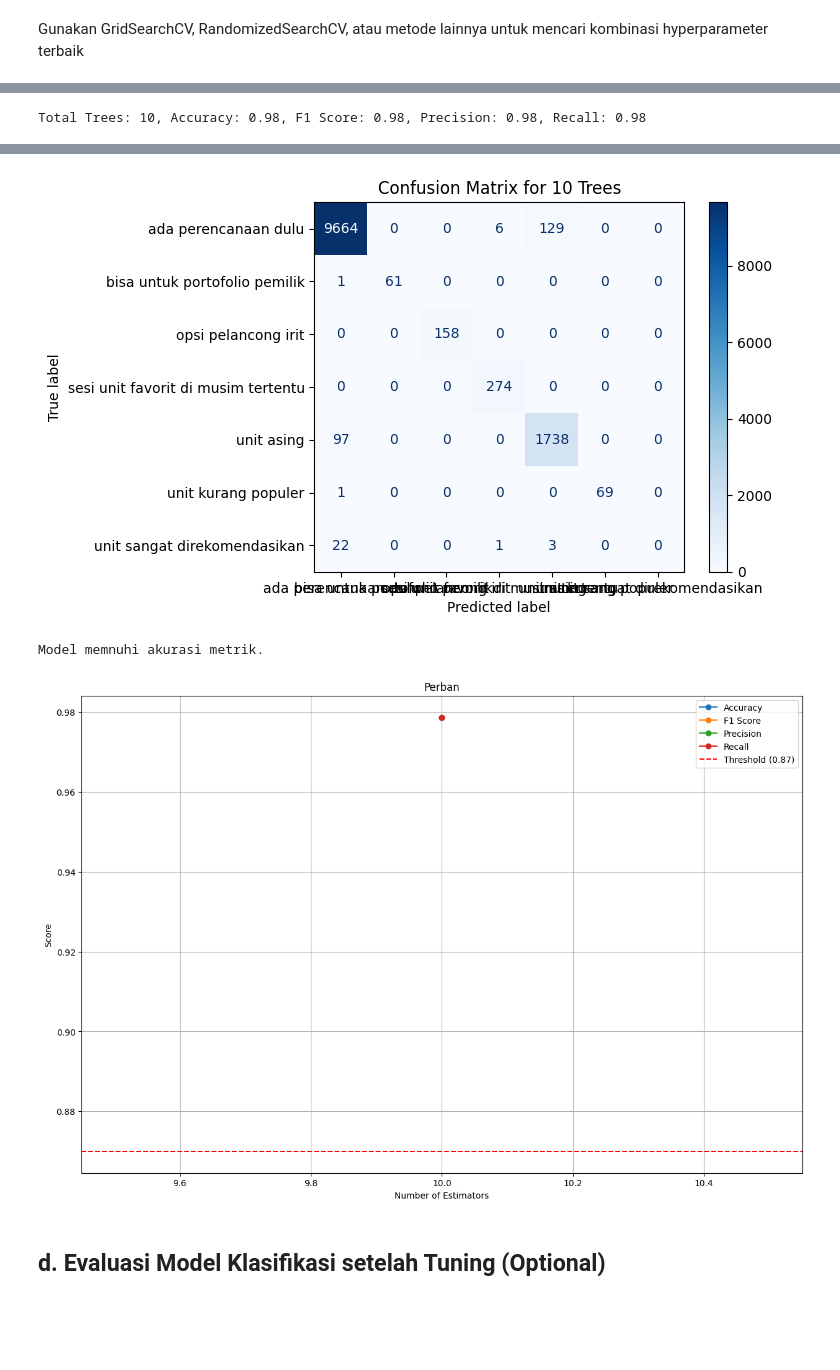
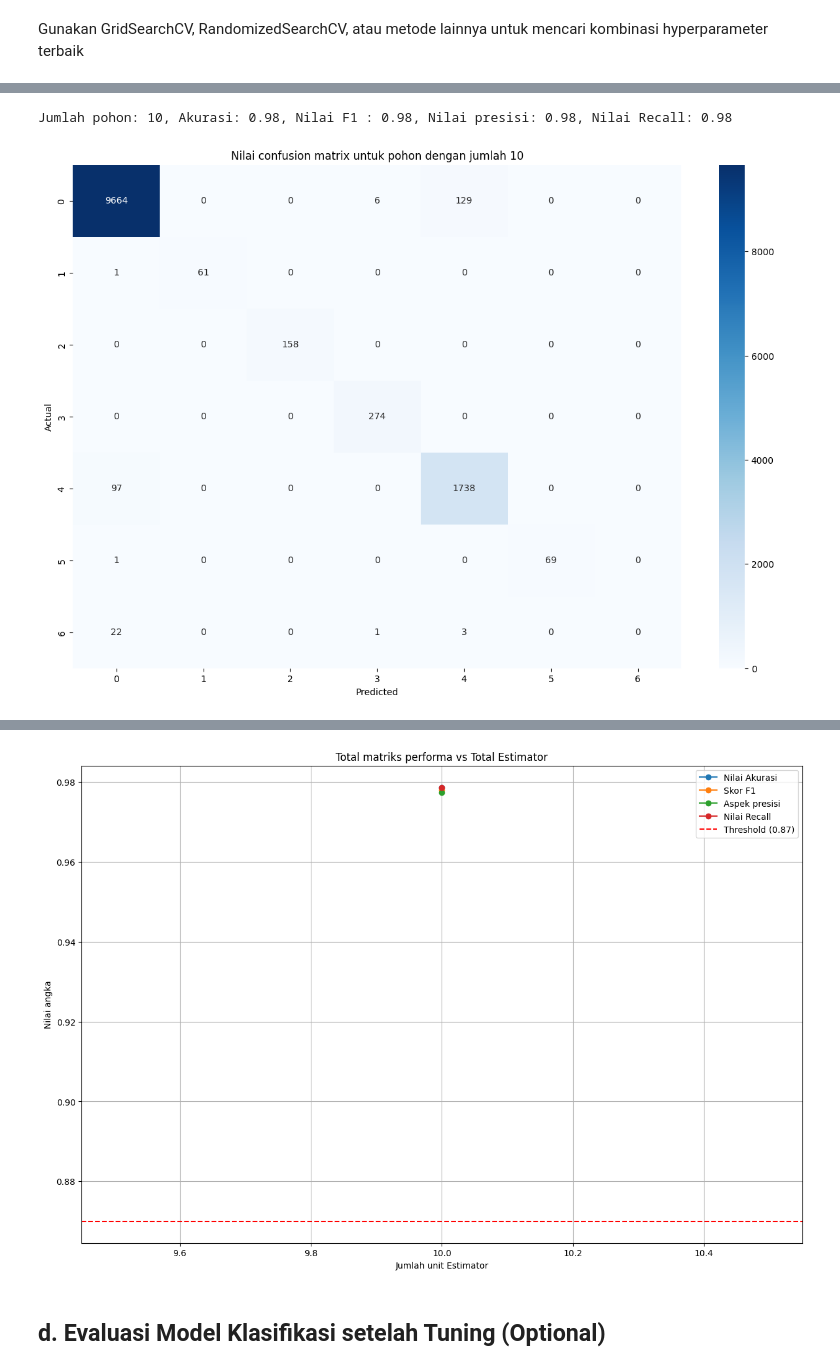
Before and after one commit to DGkurnia/cnkproject, a Jupyter notebook: BMLP_Derfansyah_Guswiranata_Kurnia_klasifikasi.ipynb, the cells around one changed output, grey strips where cells are left out. Cells and saved outputs as stored; diff of their text form; code cells hidden in the pictures; blank space fills up the shorter version.

```diff
--- a/BMLP_Derfansyah_Guswiranata_Kurnia_klasifikasi.ipynb
+++ b/BMLP_Derfansyah_Guswiranata_Kurnia_klasifikasi.ipynb
@@ -548,5 +616,5 @@ Nilai ccp_alpha terbaik adalah : 1.5e-05, Nilai F1: 0.99, Akurasi: 0.99
 # %%
-# Eksekusi Bagian deklarasi daftar
+# Eksekusi Bagian deklarasi daftar pasca 'grid'
 accuracies = []
 f1_scores = []
 precisions = []
@@ -554,18 +622,18 @@ recalls = []
 n_estimators_list = []
 
 # Eksekusi dengan visualisasi
-for n_estimators in range(10, 101, 10):  # From 10 to 100 trees
+for n_estimators in range(10, 101, 10):  # Dari 10 sampai 100
     rclasf.n_estimators = n_estimators
     rclasf.fit(Xcltrain, ycltrain)
 
     # Prediksi
     y_pred = rclasf.predict(Xcltest)
 
-    # Evaluate model performance
+    # Fasa evaluasi
     accuracy = accuracy_score(ycltest, y_pred)
-    f1 = f1_score(ycltest, y_pred, average='samples')
-    precision = precision_score(ycltest, y_pred, average='samples')
-    recall = recall_score(ycltest, y_pred, average='samples')
+    f1 = f1_score(ycltest, y_pred, average='weighted')  # Pemberatan pertama di akurasi
+    precision = precision_score(ycltest, y_pred, average='weighted')  # Pemberatan di presisi
+    recall = recall_score(ycltest, y_pred, average='weighted')  # Pemberatan pemberatan di nilai f1
 
     accuracies.append(accuracy)
     f1_scores.append(f1)
@@ -573,46 +641,51 @@ for n_estimators in range(10, 101, 10):  # From 10 to 100 trees
     recalls.append(recall)
     n_estimators_list.append(n_estimators)
 
-    print(f'Total Trees: {n_estimators}, Accuracy: {accuracy:.2f}, F1 Score: {f1:.2f}, Precision: {precision:.2f}, Recall: {recall:.2f}')
+    print(f'Jumlah pohon: {n_estimators}, Akurasi: {accuracy:.2f}, Nilai F1 : {f1:.2f}, Nilai presisi: {precision:.2f}, Nilai Recall: {recall:.2f}')
 
-    # Replace this with your actual logic to convert to single label if needed
-    ycltest_single_label = ycltest.idxmax(axis=1) # Get the label with the highest probability for ycltest
-    y_pred_single_label = pd.DataFrame(y_pred, columns=ycltest.columns).idxmax(axis=1)  # Assuming y_pred has same structure as ycltest and get highest probability label for y_pred
+    # Konversi multilabel ke label tunggal
+    ycltest_single_label = ycltest.values.argmax(axis=1)  # Pelabelan tertinggi dari y tes
+    y_pred_single_label = pd.DataFrame(y_pred).idxmax(axis=1)  # Pelabelan saat normal
 
-    # Deklarasi 'confusion matrik' dalam bentuk singuler
-    cm = confusion_matrix(ycltest_single_label, y_pred_single_label)
+    # Tampilkan nilai 'confusion matrix'
+    cm = confusion_matrix(ycltest_single_label, y_pred_single_label)  # Inspeksi saat normal
 
-    # Display confusion matrix
-    plt.figure(figsize=(25, 22))
-    disp = ConfusionMatrixDisplay(confusion_matrix=cm, display_labels=ycltest.columns) # pelabelan untuk penjelasan
-    disp.plot(cmap=plt.cm.Blues)
-    plt.title(f'Confusion Matrix for {n_estimators} Trees')
+    plt.figure(figsize=(15, 10))
+    sns.heatmap(cm, annot=True, fmt='d', cmap='Blues', xticklabels=range(len(set(ycltest_single_label))),
+                yticklabels=range(len(set(ycltest_single_label))))
+    plt.ylabel('Actual')
+    plt.xlabel('Predicted')
+    plt.title(f'Nilai confusion matrix untuk pohon dengan jumlah {n_estimators}')
     plt.show()
 
-    # Check if performance meets requirements
+    # Generate and print the classification report
+    report = classification_report(ycltest_single_label, y_pred_single_label)
+    print(f'Classification Report for {n_estimators} Trees:\n{report}')
+
     if accuracy >= 0.87 and f1 >= 0.87:
-        print("Model memnuhi akurasi metrik.")
+        print("Model sudah memenuhi nilai metrik.")
         break
     elif accuracy >= 0.87 and f1 < 0.87:
-        print("Nilai F1 tidak sesuai, tapi nilai akurasi sesuai.")
+        print("Akurasi sudah memenuhi, tetapi Nilai F1 belum memenuhi.")
     elif accuracy < 0.87 and f1 >= 0.87:
-        print("Nilai akurasi tidak sesuai, tapi nilai F1 sesuai.")
+        print("Nilai F1 sudah memenuhi, tetapi akurasi belum memenuhi.")
 else:
-    print("Model tidak sesuai.")
+    print("Model tidak memenuhi metrik yang diperlukan dengan pengaturan yang diberikan.")
 
-# Visualization of metrics across different numbers of estimators
+# Cek visualisasi saat numerik
 plt.figure(figsize=(15, 10))
-plt.plot(n_estimators_list, accuracies, label='Accuracy', marker='o')
-plt.plot(n_estimators_list, f1_scores, label='F1 Score', marker='o')
-plt.plot(n_estimators_list, precisions, label='Precision', marker='o')
-plt.plot(n_estimators_list, recalls, label='Recall', marker='o')
+plt.plot(n_estimators_list, accuracies, label='Nilai Akurasi', marker='o')
+plt.plot(n_estimators_list, f1_scores, label='Skor F1', marker='o')
+plt.plot(n_estimators_list, precisions, label='Aspek presisi', marker='o')
+plt.plot(n_estimators_list, recalls, label='Nilai Recall', marker='o') #di bahasa inggris disebut 'recall'
 
 plt.axhline(y=0.87, color='r', linestyle='--', label='Threshold (0.87)')
-plt.title('Perban')
-plt.xlabel('Number of Estimators')
-plt.ylabel('Score')
+plt.title('Total matriks performa vs Total Estimator')
+plt.xlabel('Jumlah unit Estimator')
+plt.ylabel('Nilai angka')
 plt.legend()
 plt.grid()
 plt.show()
 # %% [output]
-Total Trees: 10, Accuracy: 0.98, F1 Score: 0.98, Precision: 0.98, Recall: 0.98
+Jumlah pohon: 10, Akurasi: 0.98, Nilai F1 : 0.98, Nilai presisi: 0.98, Nilai Recall: 0.98
+[figure, new version]
@@ -620,6 +708,4 @@ Total Trees: 10, Accuracy: 0.98, F1 Score: 0.98, Precision: 0.98, Recall: 0.98
-[figure, old version]
-Model memnuhi akurasi metrik.
-[figure, old version]
+[figure, new version]
 # %% [markdown]
 ## **d. Evaluasi Model Klasifikasi setelah Tuning (Optional)**
 # %% [markdown]
```
Also changed, not shown: parts of 18 cells of this notebook.
